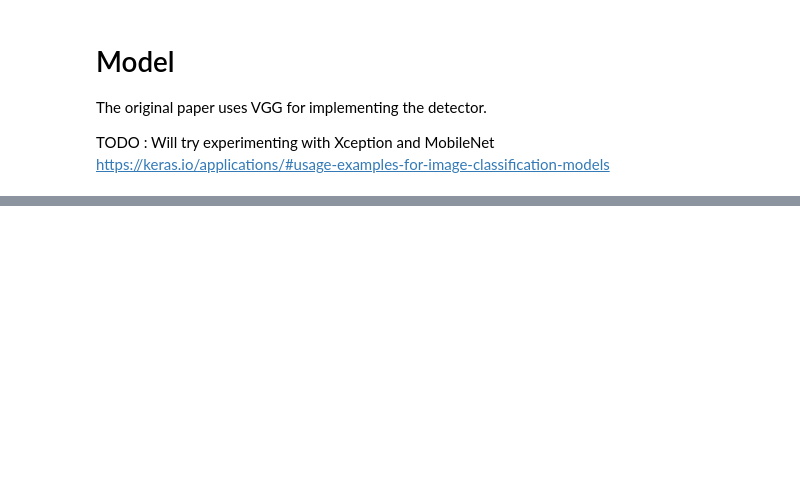
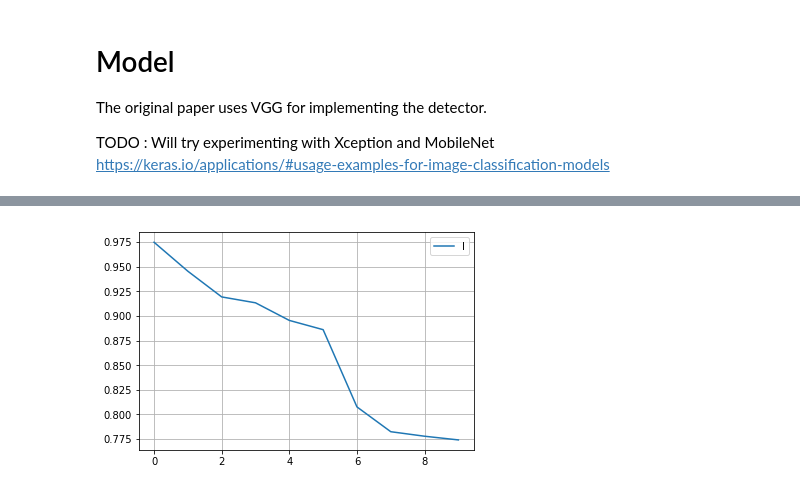
Before and after one commit to rdjondo/SimplisticSSD, a Jupyter notebook: MySSD_experiment.ipynb, the cells around one changed output, grey strips where cells are left out. Saved outputs shown, nothing was run; the diff lists cells and outputs as text; code cells hidden in the pictures; blank space fills up the shorter version.

```diff
--- a/MySSD_experiment.ipynb
+++ b/MySSD_experiment.ipynb
@@ -542 +616,9 @@ Epoch 10/10
+# %%
+# Plot loss function
+plt.plot(history.epoch,history.history['loss'])
+plt.legend(('loss'))
+plt.grid('on')
+plt.show()
+# %% [output]
+[figure, added]
 # %%
```
Also changed, not shown: parts of 8 cells of this notebook.
